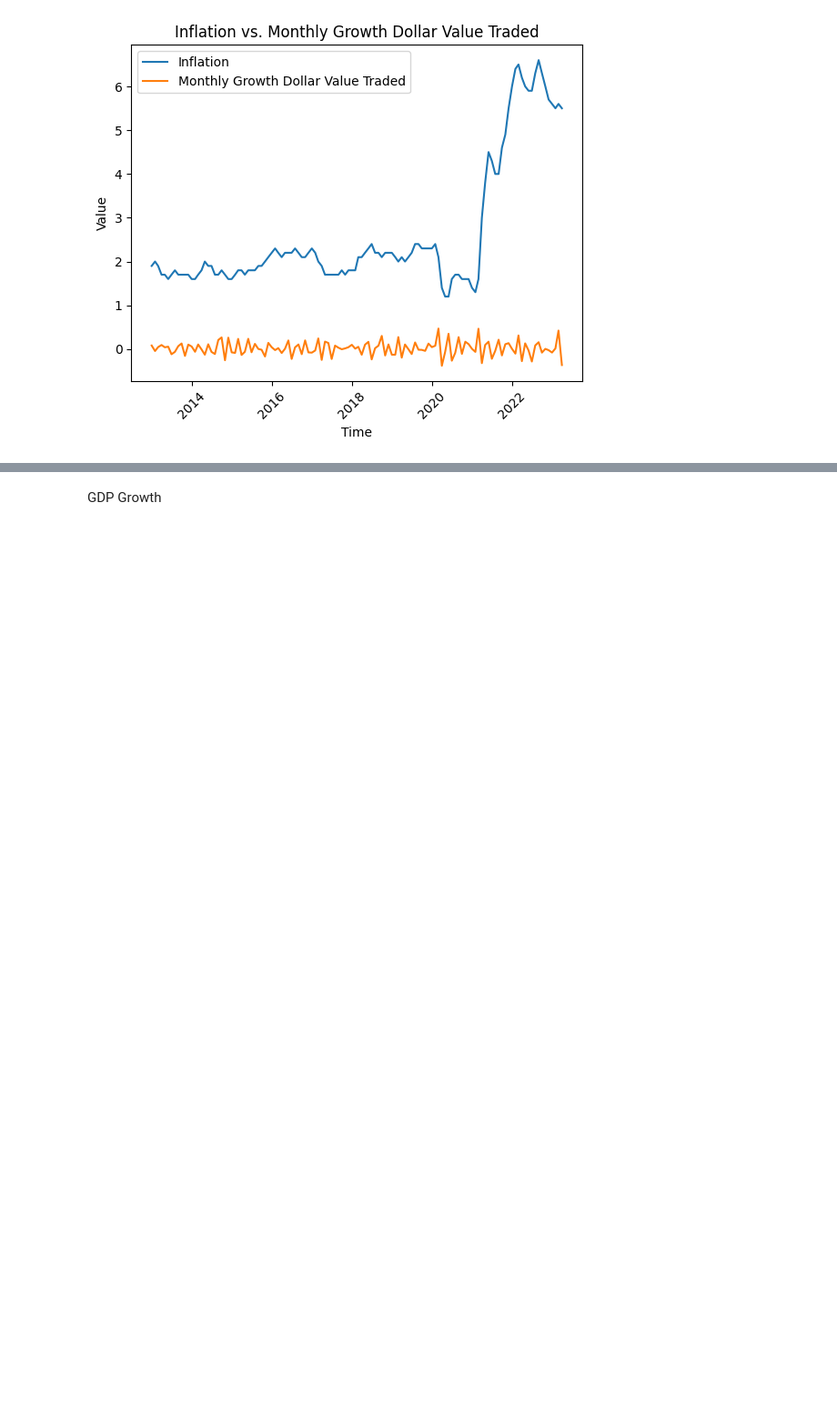
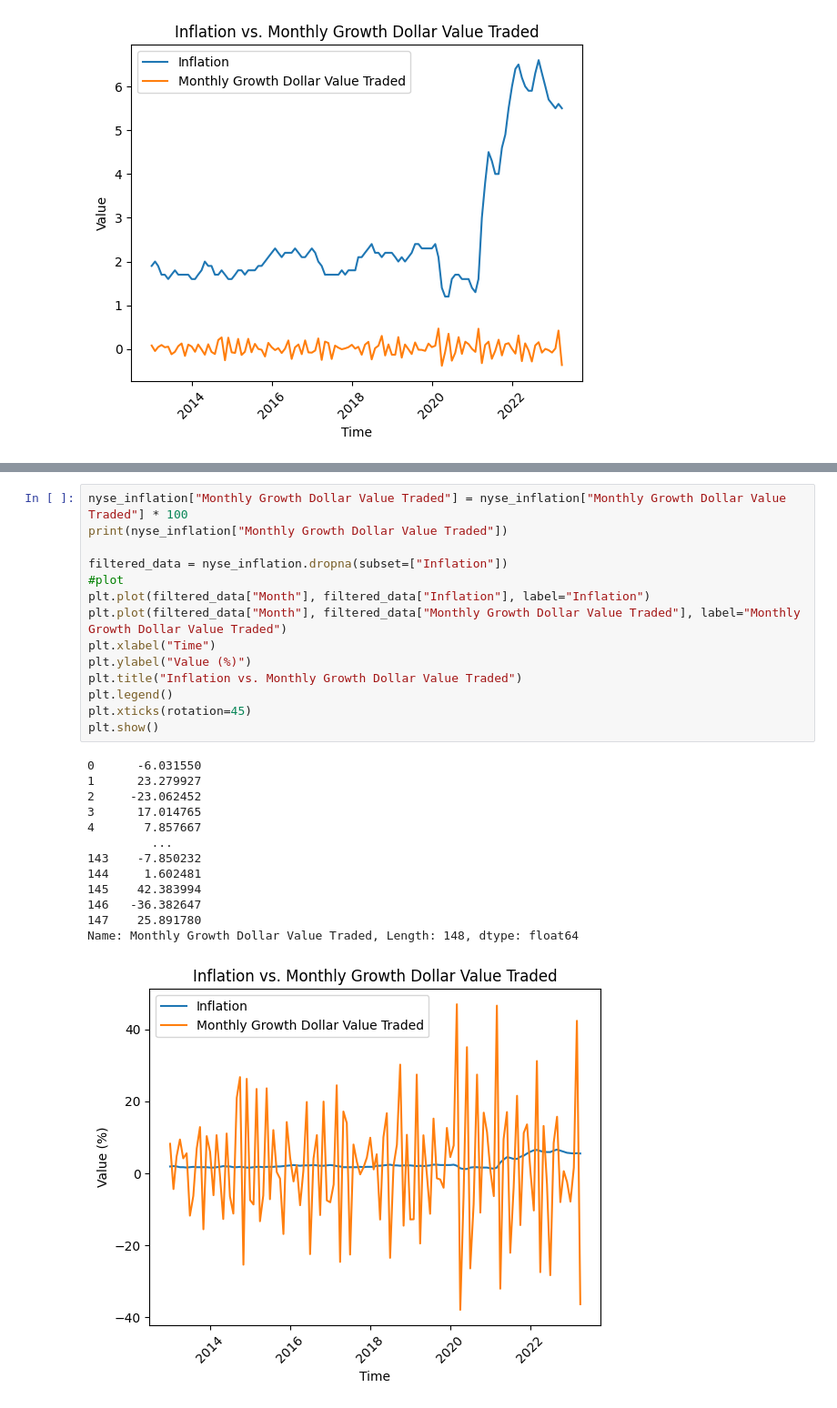
Before and after one commit to glomanu/TMDLGroupProject, a Jupyter notebook: Project.ipynb, the cells around one changed output, grey strips where cells are left out. Shown at 91% size. Saved outputs shown, nothing was run; the diff lists cells and outputs as text; blank space fills up the shorter version.

```diff
--- a/Project.ipynb
+++ b/Project.ipynb
@@ -297,2 +317,28 @@ nyse_inflation = pd.read_excel("nyse_inflation_final.xlsx")
-# %% [markdown]
-GDP Growth
+# %%
+nyse_inflation["Monthly Growth Dollar Value Traded"] = nyse_inflation["Monthly Growth Dollar Value Traded"] * 100
+print(nyse_inflation["Monthly Growth Dollar Value Traded"])
+
+filtered_data = nyse_inflation.dropna(subset=["Inflation"])
+#plot
+plt.plot(filtered_data["Month"], filtered_data["Inflation"], label="Inflation")
+plt.plot(filtered_data["Month"], filtered_data["Monthly Growth Dollar Value Traded"], label="Monthly Growth Dollar Value Traded")
+plt.xlabel("Time")
+plt.ylabel("Value (%)")
+plt.title("Inflation vs. Monthly Growth Dollar Value Traded")
+plt.legend()
+plt.xticks(rotation=45)
+plt.show()
+# %% [output]
+0      -6.031550
+1      23.279927
+2     -23.062452
+3      17.014765
+4       7.857667
+         ...
+143    -7.850232
+144     1.602481
+145    42.383994
+146   -36.382647
+147    25.891780
+Name: Monthly Growth Dollar Value Traded, Length: 148, dtype: float64
+[figure, added]
```
Also changed, not shown: parts of 35 cells of this notebook.
